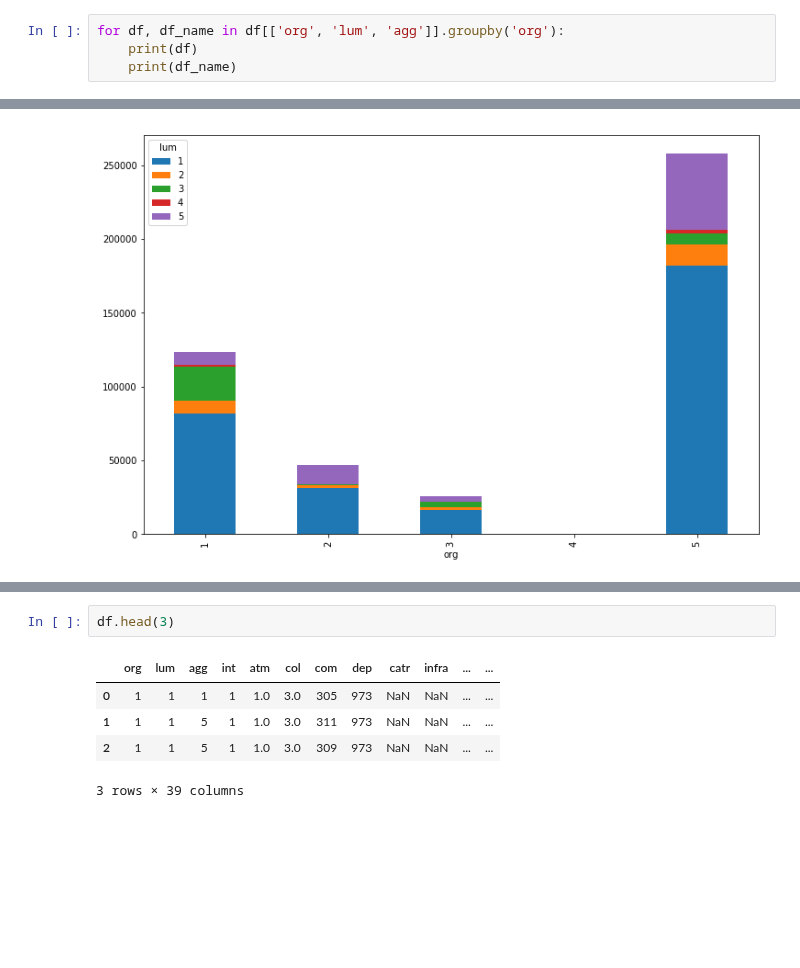
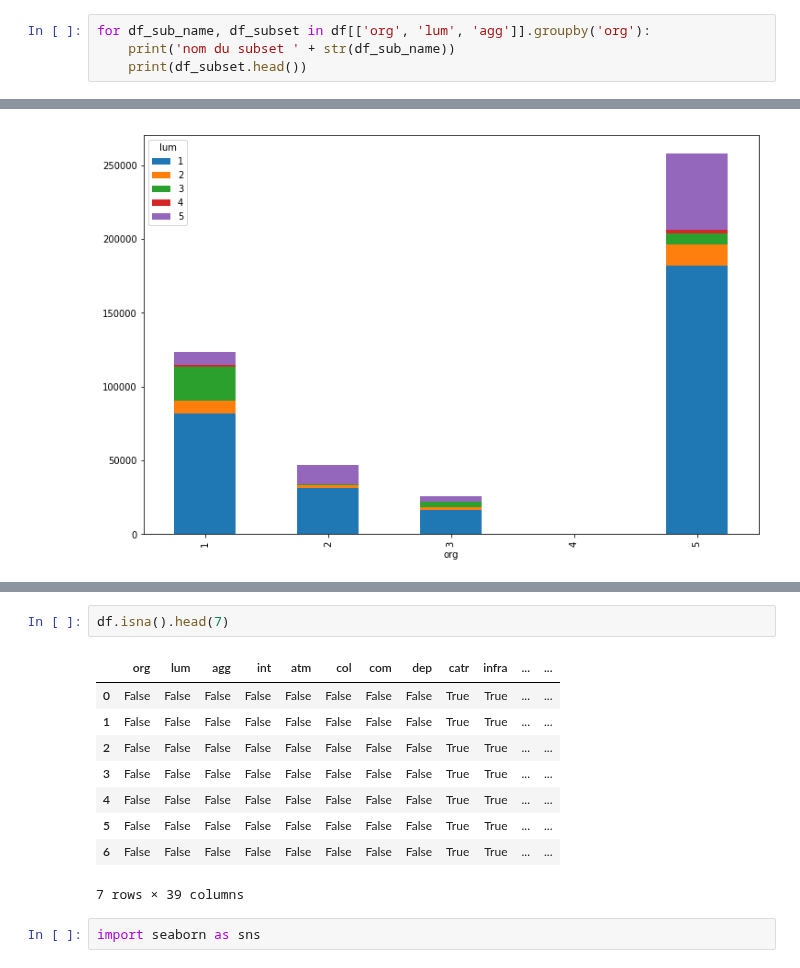
Before and after one commit to Luc-Bertin/TDs_ESILV, a Jupyter notebook: TD3_PlayingWithPandas.ipynb, the cells around one changed output, grey strips where cells are left out. Cells and saved outputs as stored; diff of their text form; blank space fills up the shorter version.

```diff
--- a/TD3_PlayingWithPandas.ipynb
+++ b/TD3_PlayingWithPandas.ipynb
@@ -309,7 +309,7 @@ df[['org','lum','agg']].groupby('org')
 # %% [output]
 <pandas.core.groupby.groupby.DataFrameGroupBy object at 0x...>
 # %%
-for df, df_name in df[['org', 'lum', 'agg']].groupby('org'):
-    print(df)
-    print(df_name)
+for df_sub_name, df_subset in df[['org', 'lum', 'agg']].groupby('org'):
+    print('nom du subset ' + str(df_sub_name))
+    print(df_subset.head())
 # %% [output]
@@ -363,8 +432,14 @@ dtype: object
 # %%
-df.head(3)
+df.isna().head(7)
 # %% [output]
 |  | org | lum | agg | int | atm | col | com | dep | catr | infra | ... | ... |
-| 0 | 1 | 1 | 1 | 1 | 1.0 | 3.0 | 305 | 973 | NaN | NaN | ... | ... |
-| 1 | 1 | 1 | 5 | 1 | 1.0 | 3.0 | 311 | 973 | NaN | NaN | ... | ... |
-| 2 | 1 | 1 | 5 | 1 | 1.0 | 3.0 | 309 | 973 | NaN | NaN | ... | ... |
+| 0 | False | False | False | False | False | False | False | False | True | True | ... | ... |
+| 1 | False | False | False | False | False | False | False | False | True | True | ... | ... |
+| 2 | False | False | False | False | False | False | False | False | True | True | ... | ... |
+| 3 | False | False | False | False | False | False | False | False | True | True | ... | ... |
+| 4 | False | False | False | False | False | False | False | False | True | True | ... | ... |
+| 5 | False | False | False | False | False | False | False | False | True | True | ... | ... |
+| 6 | False | False | False | False | False | False | False | False | True | True | ... | ... |
-3 rows × 39 columns
+7 rows × 39 columns
+# %%
+import seaborn as sns
```
Also changed, not shown: parts of 23 cells of this notebook.
